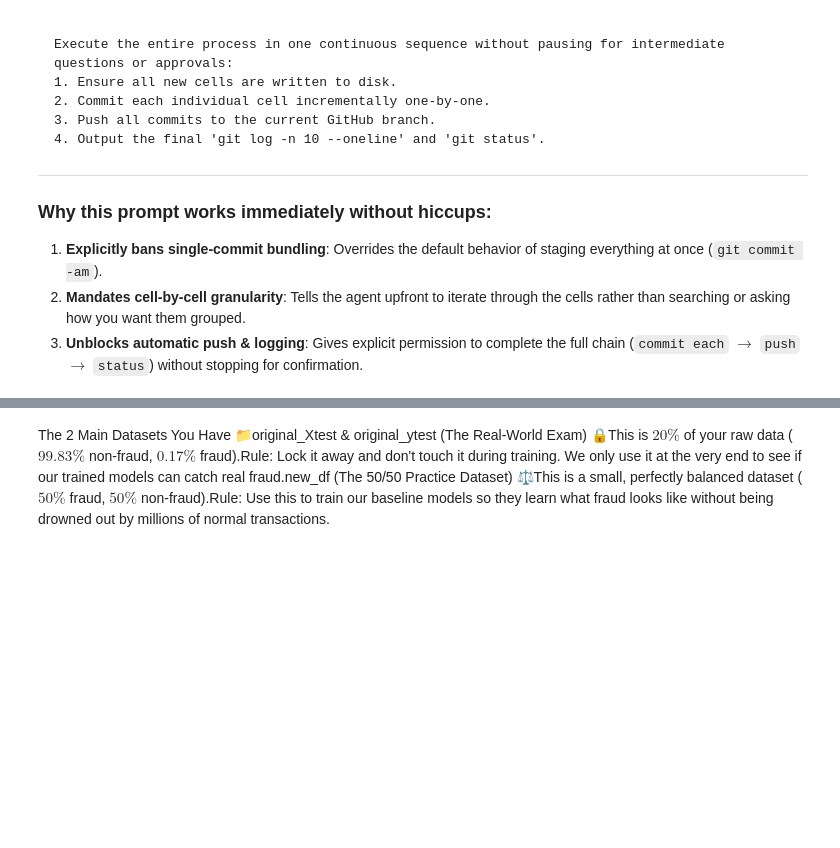
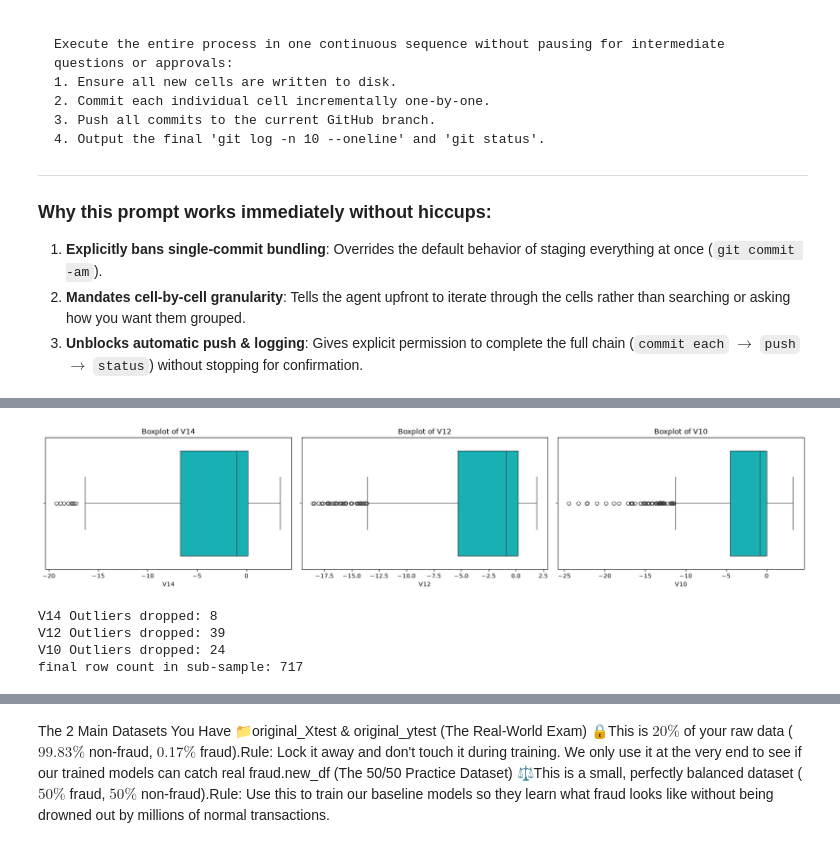
Before and after one commit to aliallam123/credit-card-fraud-detection, a Jupyter notebook: notebooks/my-notebook.ipynb, the cells around one changed output, grey strips where cells are left out. Cells and saved outputs as stored; diff of their text form; code cells hidden in the pictures; blank space fills up the shorter version.

```diff
--- a/notebooks/my-notebook.ipynb
+++ b/notebooks/my-notebook.ipynb
@@ -323,3 +325,10 @@ Execute the entire process in one continuous sequence without pausing for interm
 1. **Explicitly bans single-commit bundling**: Overrides the default behavior of staging everything at once (`git commit -am`).
 2. **Mandates cell-by-cell granularity**: Tells the agent upfront to iterate through the cells rather than searching or asking how you want them grouped.
 3. **Unblocks automatic push & logging**: Gives explicit permission to complete the full chain (`commit each` $\rightarrow$ `push` $\rightarrow$ `status`) without stopping for confirmation.
+# %%
+train_df = df.iloc[train_index]    # training rows only, already scaled
+fraud_df = train_df.loc[train_df['Class'] == 1]
+non_fraud_df = train_df.loc[train_df['Class'] == 0][:len(fraud_df)]
+normal_distributed_df = pd.concat([fraud_df, non_fraud_df])
+new_df = normal_distributed_df.sample(frac=1, random_state=42)
+new_df.head()
@@ -325,0 +348,45 @@ Execute the entire process in one continuous sequence without pausing for interm
+# %%
+# Select features identified with strong negative correlations
+columns = ['V14', 'V12', 'V10']
+# We target only V14, V12, and V10 because
+# focusing on the features with the strongest correlation
+# eliminates the most damaging decision-boundary noise
+# while preventing catastrophic data loss across
+# our small sample of fraud cases.
+
+# Create a grid of 3 boxplots in one row
+fig, axes = plt.subplots(nrows=1, ncols=3, figsize=(18, 4))
+
+for i, col in enumerate(columns):
+    sns.boxplot(data=new_df[col], orient='h', ax=axes[i], color='#00c9cc')
+    axes[i].set_title(f'Boxplot of {col}')
+
+plt.tight_layout()
+plt.show()
+# %% [output]
+[figure, added]
+# %%
+# do the columns in a for loop
+for col in ['V14', 'V12', 'V10']:
+    v14 = new_df[col]
+
+    Q1 = new_df[col].quantile(0.25)
+    Q3 = new_df[col].quantile(0.75)
+
+    IQR = Q3-Q1
+
+    lower_bound = Q1 - 1.5 * IQR
+    upper_bound = Q3 + 1.5 * IQR
+
+    col_outliers = (new_df[col] < lower_bound) | (new_df[col] > upper_bound)
+    # | means OR
+
+    new_df = new_df[~col_outliers]
+    print(col + " Outliers dropped: " + str(col_outliers.sum()))
+
+print("final row count in sub-sample: " + str(len(new_df)))
+# %% [output]
+V14 Outliers dropped: 8
+V12 Outliers dropped: 39
+V10 Outliers dropped: 24
+final row count in sub-sample: 717
```
Also changed, not shown: parts of 27 cells of this notebook.
